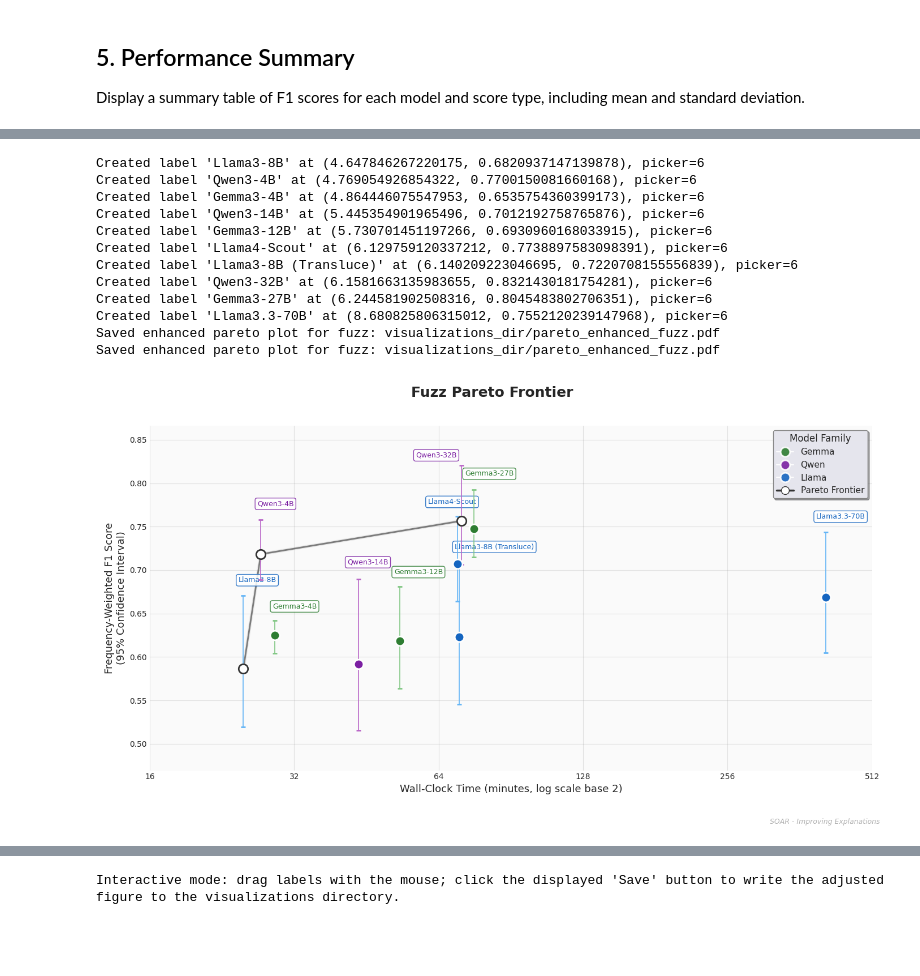
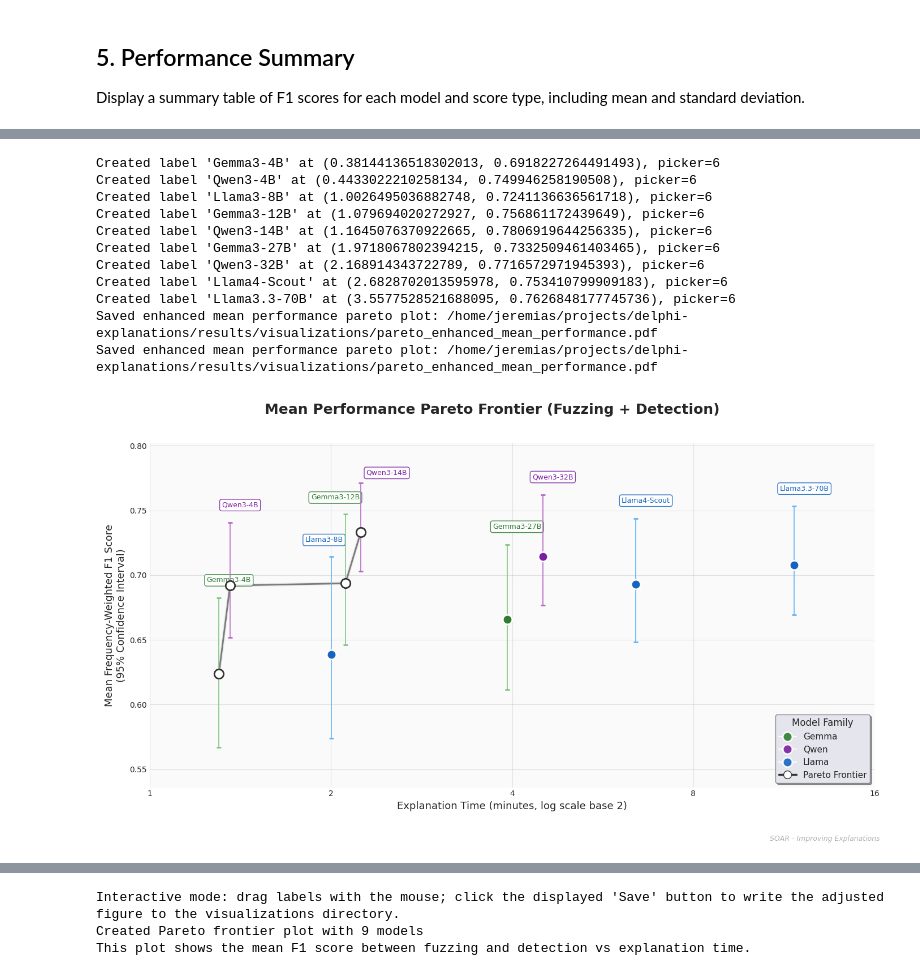
Before and after one commit to Jazhyc/delphi-explanations, a Jupyter notebook: scripts/explainer_model_analysis.ipynb, the cells around one changed output, grey strips where cells are left out. Drawn from its saved outputs; the diff is of its cells as text; code cells hidden in the pictures; blank space fills up the shorter version.

Commit message:
Working faiss explanation generation

```diff
--- a/scripts/explainer_model_analysis.ipynb
+++ b/scripts/explainer_model_analysis.ipynb
@@ -249,8 +222,8 @@ Available experiments (400 latents):
 Load explanation comparison results from all models and extract performance metrics.
 # %%
 # Load all model results and statistics
-print("Loading model results...")
-model_results, model_stats = load_model_results(results_dir, MODEL_NAME_MAPPING, MODEL_PREFIX, LATENTS_COUNT, COMPARE_THINKING_MODES)
+print("Loading model results from Qwen Explainer directory...")
+model_results, model_stats = load_model_results(results_dir, MODEL_NAME_MAPPING, EXPERIMENT_DIR, COMPARE_THINKING_MODES)
 
 print(f"\nLoaded results for {len(model_results)} models:")
 for model_name in model_results.keys():
@@ -959,22 +993,26 @@ def plot_pareto(score_type: str, save_on_init: bool = True, show: bool = True):
 # %%
-# Pareto plot for 'fuzz' - simplified wrapper
+# Mean Performance Pareto plot (Fuzzing + Detection average) vs Explanation Time
 # Run this cell alone to get an interactive plot you can drag labels on and save.
-fig_fuzz, dr_fuzz, pts_df_fuzz = plot_pareto('fuzz', save_on_init=True, show=True)
-if fig_fuzz is None:
-    print("Fuzz plot skipped or had no data.")
+fig_mean, dr_mean, pts_df_mean = plot_mean_pareto(save_on_init=True, show=True)
+if fig_mean is None:
+    print("Mean performance plot skipped or had no data.")
+else:
+    print(f"Created Pareto frontier plot with {len(pts_df_mean)} models")
+    print("This plot shows the mean F1 score between fuzzing and detection vs explanation time.")
 # %% [output]
-Created label 'Llama3-8B' at (4.647846267220175, 0.6820937147139878), picker=6
-Created label 'Qwen3-4B' at (4.769054926854322, 0.7700150081660168), picker=6
-Created label 'Gemma3-4B' at (4.864446075547953, 0.6535754360399173), picker=6
-Created label 'Qwen3-14B' at (5.445354901965496, 0.7012192758765876), picker=6
-Created label 'Gemma3-12B' at (5.730701451197266, 0.6930960168033915), picker=6
-Created label 'Llama4-Scout' at (6.129759120337212, 0.7738897583098391), picker=6
-Created label 'Llama3-8B (Transluce)' at (6.140209223046695, 0.7220708155556839), picker=6
-Created label 'Qwen3-32B' at (6.1581663135983655, 0.8321430181754281), picker=6
-Created label 'Gemma3-27B' at (6.244581902508316, 0.8045483802706351), picker=6
-Created label 'Llama3.3-70B' at (8.680825806315012, 0.7552120239147968), picker=6
-Saved enhanced pareto plot for fuzz: visualizations_dir/pareto_enhanced_fuzz.pdf
-Saved enhanced pareto plot for fuzz: visualizations_dir/pareto_enhanced_fuzz.pdf
+Created label 'Gemma3-4B' at (0.38144136518302013, 0.6918227264491493), picker=6
+Created label 'Qwen3-4B' at (0.4433022210258134, 0.749946258190508), picker=6
+Created label 'Llama3-8B' at (1.0026495036882748, 0.7241136636561718), picker=6
+Created label 'Gemma3-12B' at (1.079694020272927, 0.756861172439649), picker=6
+Created label 'Qwen3-14B' at (1.1645076370922665, 0.7806919644256335), picker=6
+Created label 'Gemma3-27B' at (1.9718067802394215, 0.7332509461403465), picker=6
+Created label 'Qwen3-32B' at (2.168914343722789, 0.7716572971945393), picker=6
+Created label 'Llama4-Scout' at (2.6828702013595978, 0.753410799909183), picker=6
+Created label 'Llama3.3-70B' at (3.5577528521688095, 0.7626848177745736), picker=6
+Saved enhanced mean performance pareto plot: /home/jeremias/projects/delphi-explanations/results/visualizations/pareto_enhanced_mean_performance.pdf
+Saved enhanced mean performance pareto plot: /home/jeremias/projects/delphi-explanations/results/visualizations/pareto_enhanced_mean_performance.pdf
-[figure, old version]
+[figure, new version]
 [interactive output not drawn]
 Interactive mode: drag labels with the mouse; click the displayed 'Save' button to write the adjusted figure to the visualizations directory.
+Created Pareto frontier plot with 9 models
+This plot shows the mean F1 score between fuzzing and detection vs explanation time.
```
Also changed, not shown: parts of 5 cells of this notebook, 4 other files.
